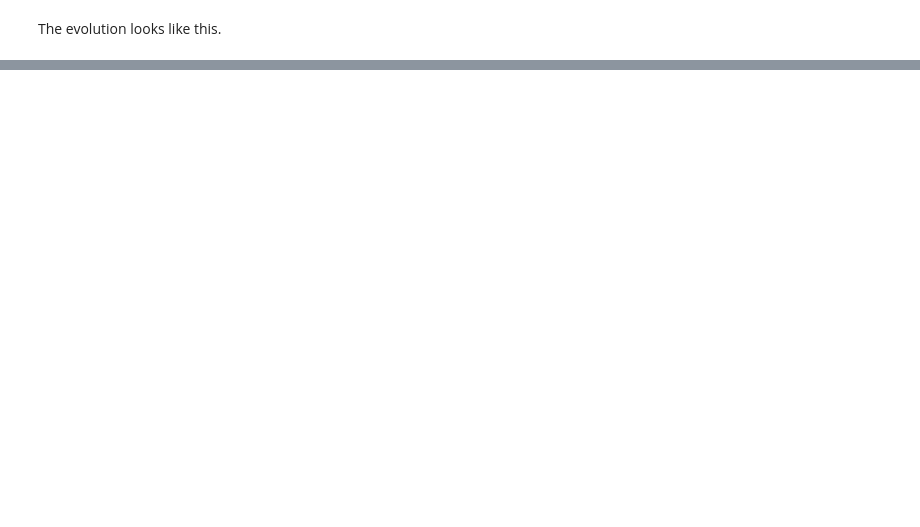
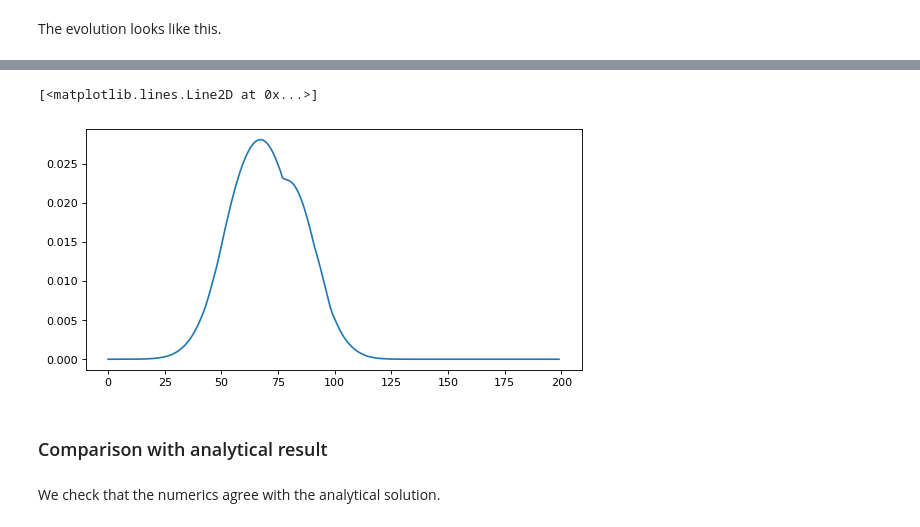
Before and after one commit to af-rotundo/qca, a Jupyter notebook: experiments.ipynb, the cells around one changed output, grey strips where cells are left out. Saved outputs shown, nothing was run; the diff lists cells and outputs as text; code cells hidden in the pictures; blank space fills up the shorter version.

```diff
--- a/experiments.ipynb
+++ b/experiments.ipynb
@@ -76,0 +120,23 @@ qw.plot_x(-120, -80)
+# %%
+k0 = np.pi/4
+sigma_k = 0.05
+x0 = -100
+qw.psi = normalize(qw.wave_packet(k0=k0, sigma_k=sigma_k, x0=x0, sign=1))
+ck_old = get_ck(qw.psi, sign=1)
+steps = 200
+changes = []
+for _ in range(steps):
+    qw.evolve()
+    ck_new = get_ck(qw.psi, sign=1)
+    changes.append(np.linalg.norm(np.abs(ck_new)-np.abs(ck_old)))
+    ck_old = ck_new
+# %%
+plt.figure(figsize=(8, 4), dpi=80)
+plt.plot(changes)
+# %% [output]
+[<matplotlib.lines.Line2D at 0x...>]
+[figure, added]
+# %% [markdown]
+### Comparison with analytical result
+# %% [markdown]
+We check that the numerics agree with the analytical solution.
```
Also changed, not shown: parts of 44 cells of this notebook, 1 other file.
